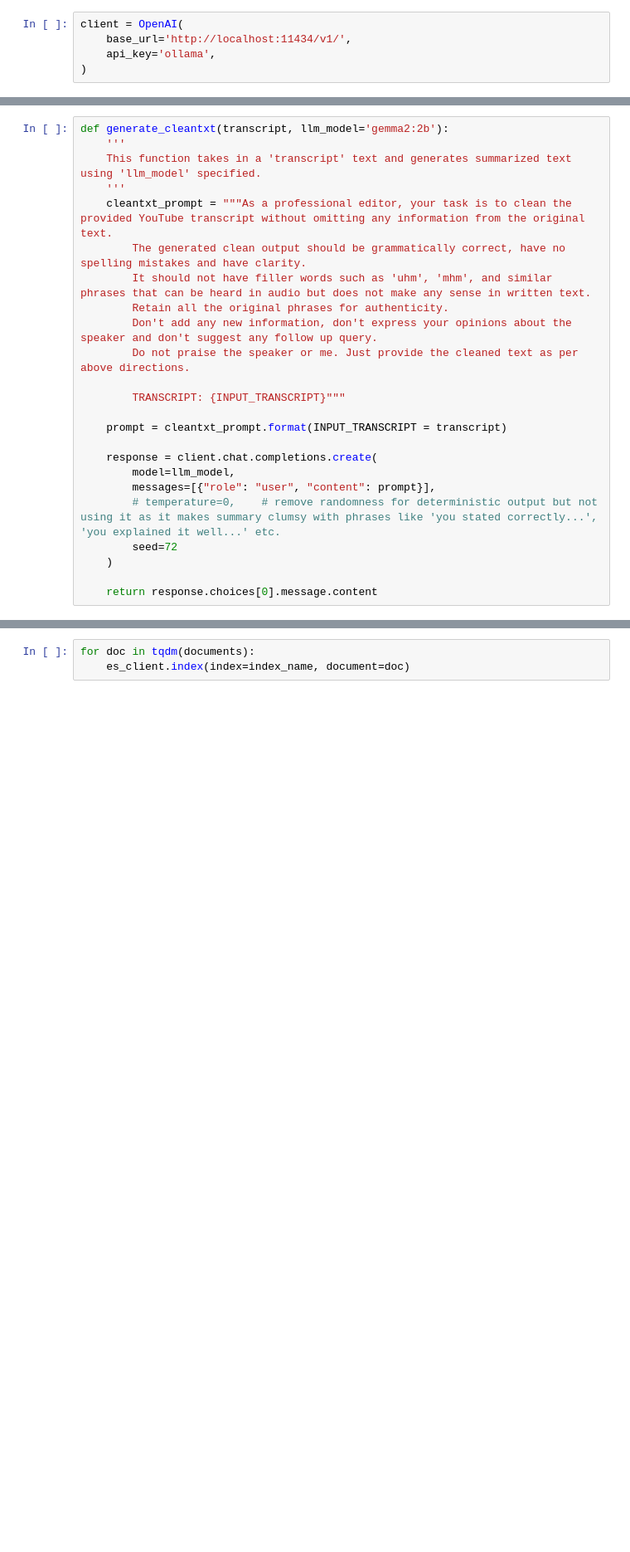
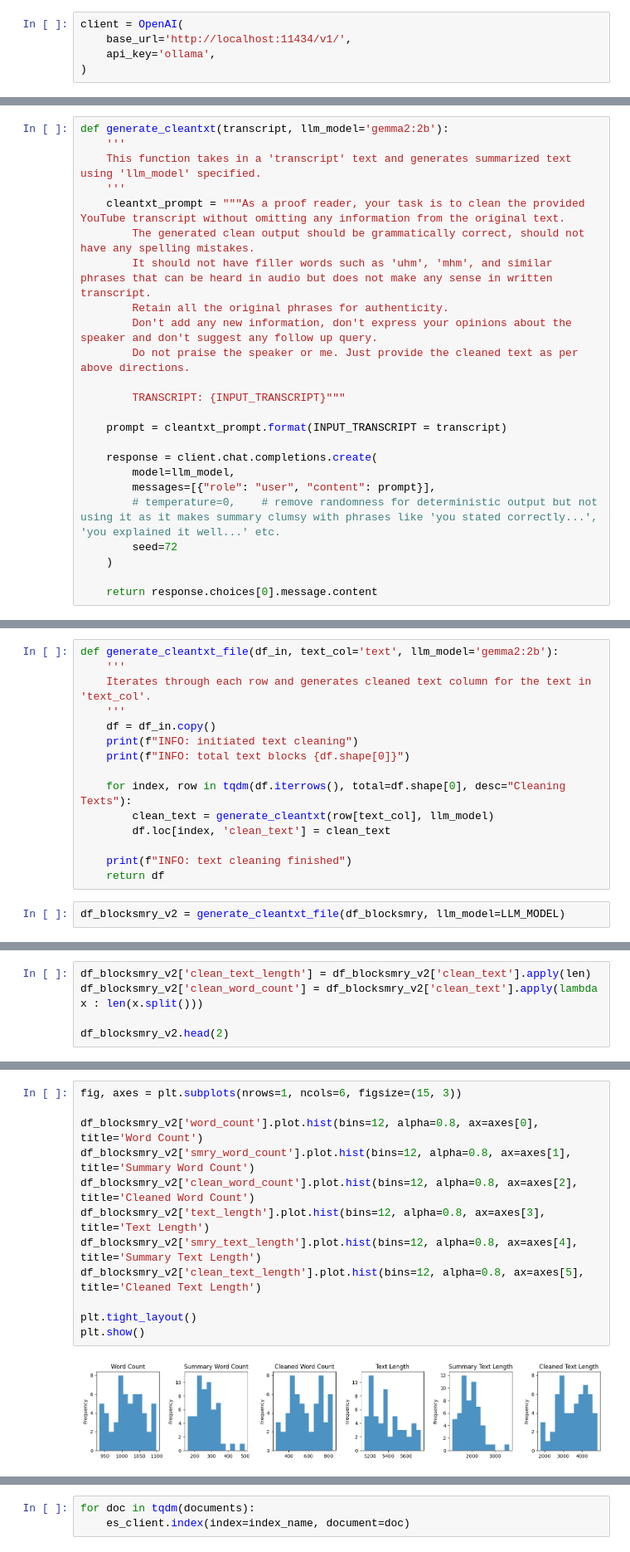
Before and after one commit to quickSilverShanks/VidSage, a Jupyter notebook: notebooks/data_preparation.ipynb, the cells around one changed output, grey strips where cells are left out. Shown at 83% size. Saved outputs shown, nothing was run; the diff lists cells and outputs as text; blank space fills up the shorter version.

```diff
--- a/notebooks/data_preparation.ipynb
+++ b/notebooks/data_preparation.ipynb
@@ -265,9 +288,9 @@ def generate_cleantxt(transcript, llm_model='gemma2:2b'):
     '''
     This function takes in a 'transcript' text and generates summarized text using 'llm_model' specified.
     '''
-    cleantxt_prompt = """As a professional editor, your task is to clean the provided YouTube transcript without omitting any information from the original text.
-        The generated clean output should be grammatically correct, have no spelling mistakes and have clarity.
-        It should not have filler words such as 'uhm', 'mhm', and similar phrases that can be heard in audio but does not make any sense in written text.
+    cleantxt_prompt = """As a proof reader, your task is to clean the provided YouTube transcript without omitting any information from the original text.
+        The generated clean output should be grammatically correct, should not have any spelling mistakes.
+        It should not have filler words such as 'uhm', 'mhm', and similar phrases that can be heard in audio but does not make any sense in written transcript.
         Retain all the original phrases for authenticity.
         Don't add any new information, don't express your opinions about the speaker and don't suggest any follow up query.
         Do not praise the speaker or me. Just provide the cleaned text as per above directions.
@@ -314,0 +318,17 @@ Here's a breakdown of the key points:
+# %%
+def generate_cleantxt_file(df_in, text_col='text', llm_model='gemma2:2b'):
+    '''
+    Iterates through each row and generates cleaned text column for the text in 'text_col'.
+    '''
+    df = df_in.copy()
+    print(f"INFO: initiated text cleaning")
+    print(f"INFO: total text blocks {df.shape[0]}")
+
+    for index, row in tqdm(df.iterrows(), total=df.shape[0], desc="Cleaning Texts"):
+        clean_text = generate_cleantxt(row[text_col], llm_model)
+        df.loc[index, 'clean_text'] = clean_text
+
+    print(f"INFO: text cleaning finished")
+    return df
+# %%
+df_blocksmry_v2 = generate_cleantxt_file(df_blocksmry, llm_model=LLM_MODEL)
@@ -314,0 +339,5 @@ Here's a breakdown of the key points:
+# %%
+df_blocksmry_v2['clean_text_length'] = df_blocksmry_v2['clean_text'].apply(len)
+df_blocksmry_v2['clean_word_count'] = df_blocksmry_v2['clean_text'].apply(lambda x : len(x.split()))
+
+df_blocksmry_v2.head(2)
@@ -314,0 +348,14 @@ Here's a breakdown of the key points:
+# %%
+fig, axes = plt.subplots(nrows=1, ncols=6, figsize=(15, 3))
+
+df_blocksmry_v2['word_count'].plot.hist(bins=12, alpha=0.8, ax=axes[0], title='Word Count')
+df_blocksmry_v2['smry_word_count'].plot.hist(bins=12, alpha=0.8, ax=axes[1], title='Summary Word Count')
+df_blocksmry_v2['clean_word_count'].plot.hist(bins=12, alpha=0.8, ax=axes[2], title='Cleaned Word Count')
+df_blocksmry_v2['text_length'].plot.hist(bins=12, alpha=0.8, ax=axes[3], title='Text Length')
+df_blocksmry_v2['smry_text_length'].plot.hist(bins=12, alpha=0.8, ax=axes[4], title='Summary Text Length')
+df_blocksmry_v2['clean_text_length'].plot.hist(bins=12, alpha=0.8, ax=axes[5], title='Cleaned Text Length')
+
+plt.tight_layout()
+plt.show()
+# %% [output]
+[figure, added]
```
Also changed, not shown: parts of 65 cells of this notebook, 11 other files.
